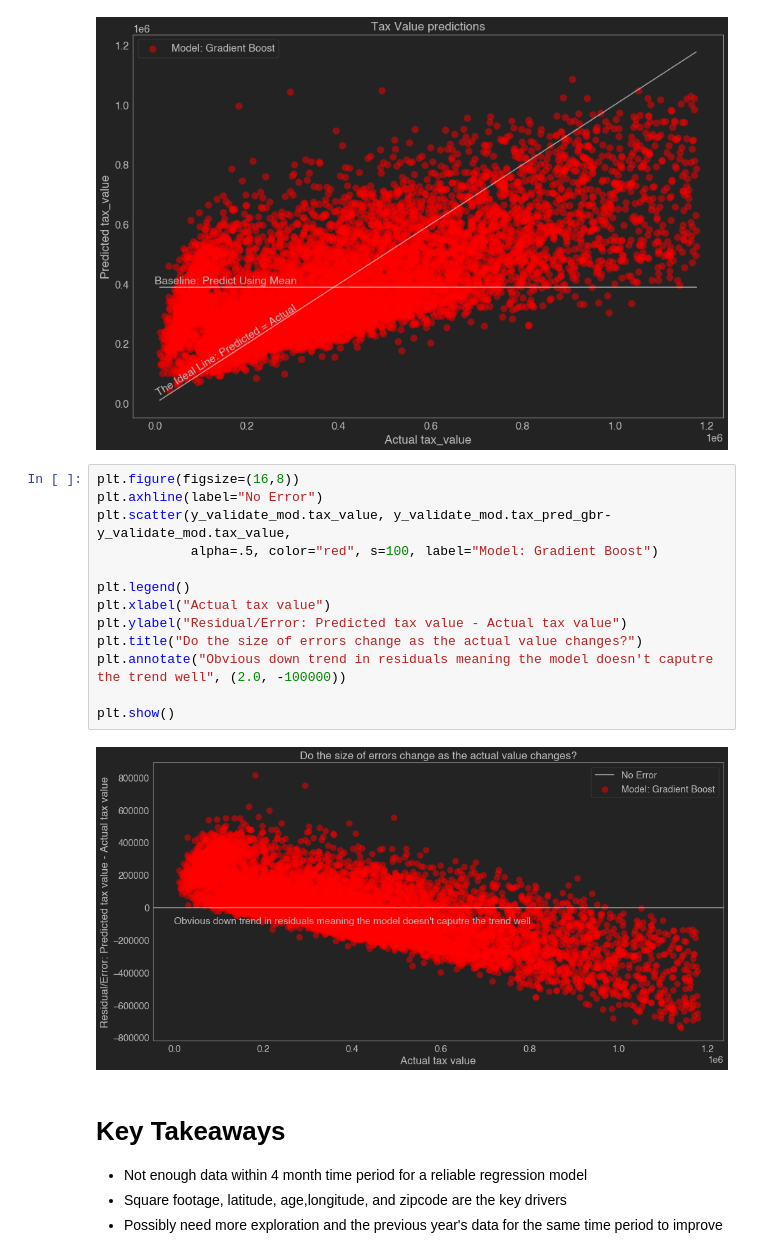
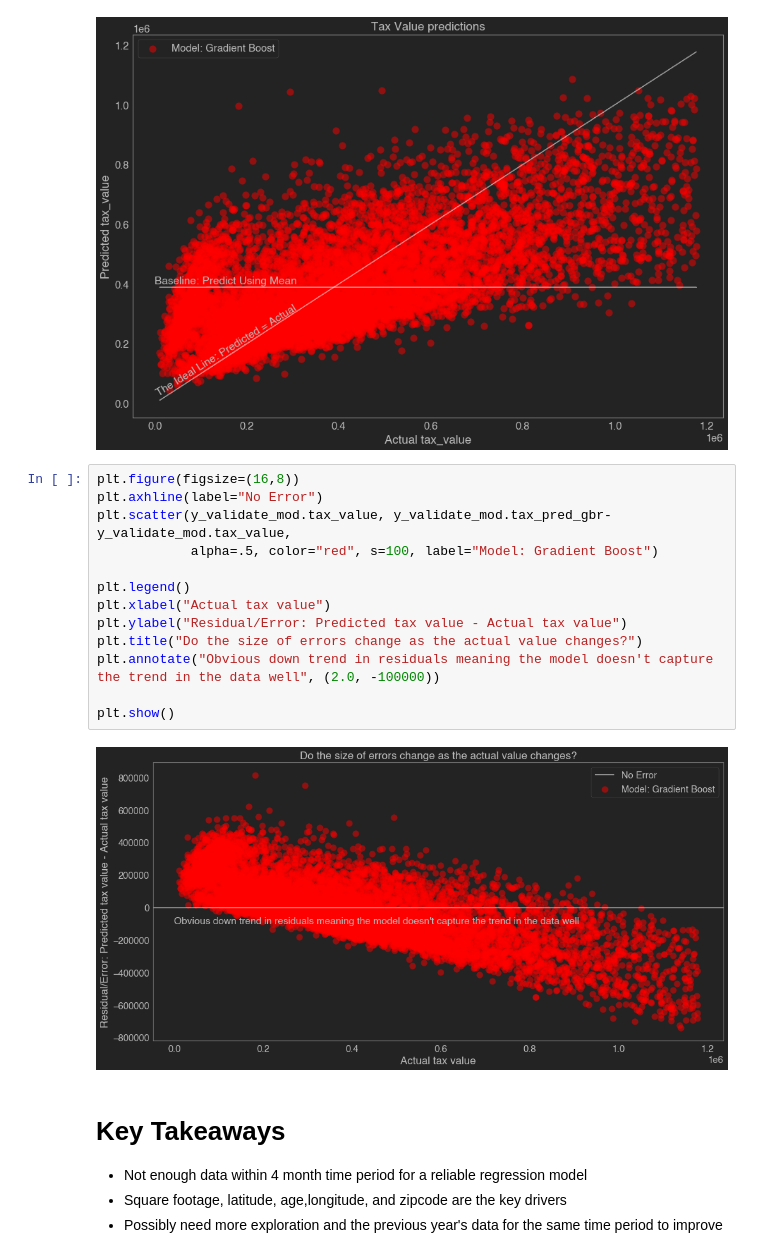
Before and after one commit to Ken-Alviola/Regression-Project-Zillow, a Jupyter notebook: Regression_Project_Zillow.ipynb, the cells around one changed output. Cells and saved outputs as stored; diff of their text form.

Commit message:
fixed typo in residual chart

```diff
--- a/Regression_Project_Zillow.ipynb
+++ b/Regression_Project_Zillow.ipynb
@@ -1121,18 +1121,18 @@ plt.show()
 # %%
 plt.figure(figsize=(16,8))
 plt.axhline(label="No Error")
 plt.scatter(y_validate_mod.tax_value, y_validate_mod.tax_pred_gbr-y_validate_mod.tax_value,
             alpha=.5, color="red", s=100, label="Model: Gradient Boost")
 
 plt.legend()
 plt.xlabel("Actual tax value")
 plt.ylabel("Residual/Error: Predicted tax value - Actual tax value")
 plt.title("Do the size of errors change as the actual value changes?")
-plt.annotate("Obvious down trend in residuals meaning the model doesn't caputre the trend well", (2.0, -100000))
+plt.annotate("Obvious down trend in residuals meaning the model doesn't capture the trend in the data well", (2.0, -100000))
 
 plt.show()
 # %% [output]
-[figure, old version]
+[figure, new version]
 # %% [markdown]
 # Key Takeaways
 - Not enough data within 4 month time period for a reliable regression model
```
